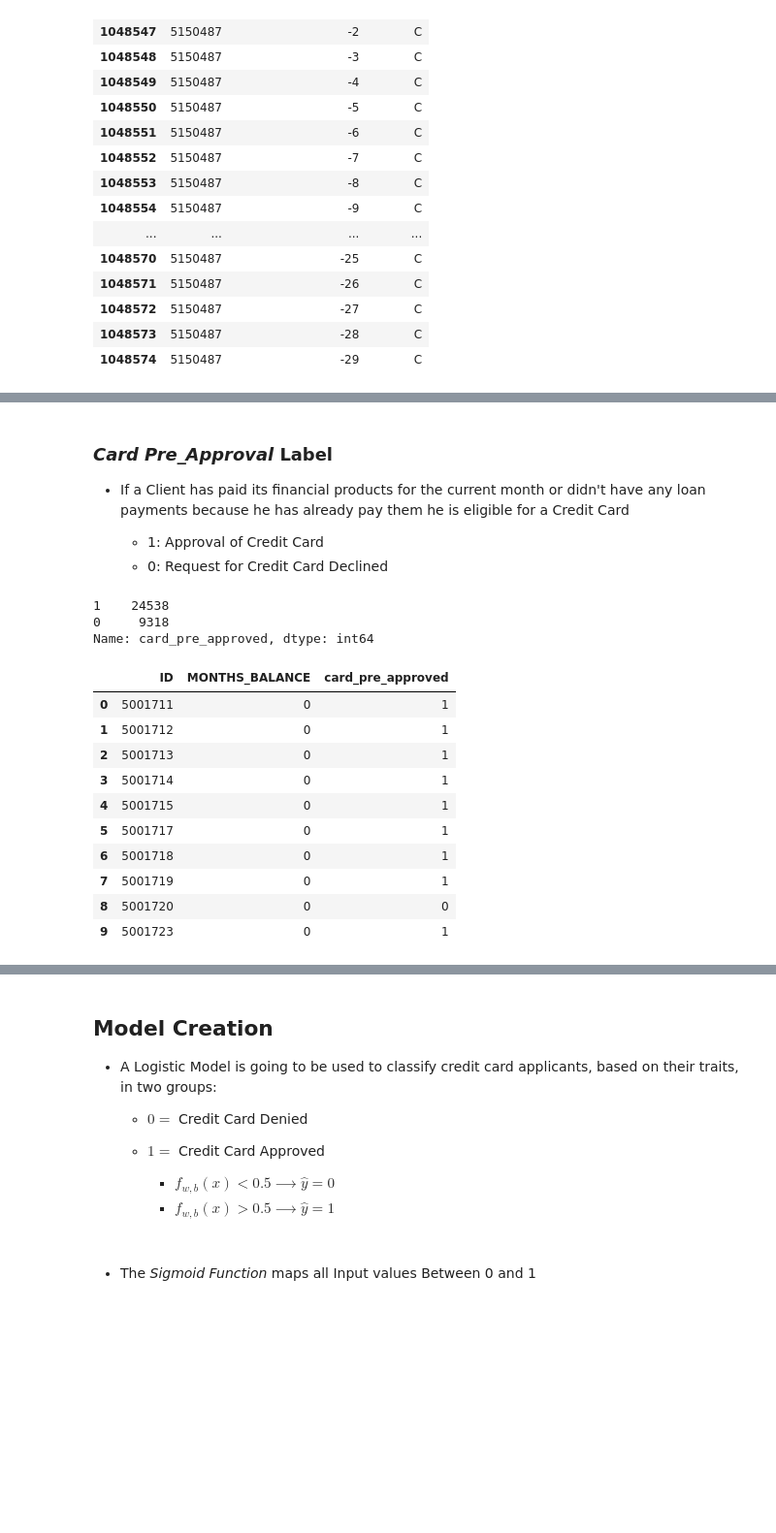
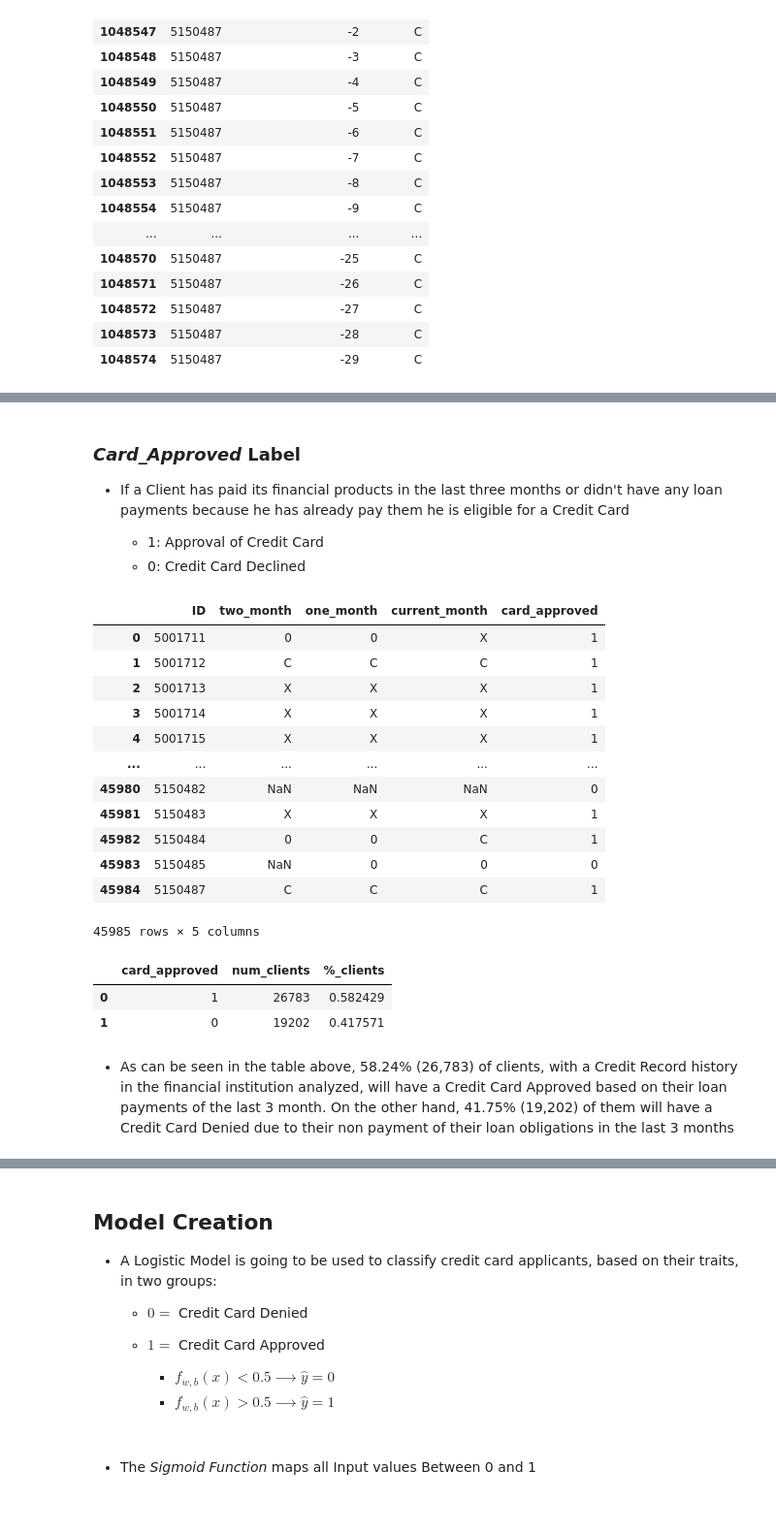
Before and after one commit to princeKike27/Credit-Card-Approval-Prediction, a Jupyter notebook: Credit_Car_Approval_Prediction.ipynb, the cells around one changed output, grey strips where cells are left out. Shown at 97% size. Cells and saved outputs as stored; diff of their text form; code cells hidden in the pictures; blank space fills up the shorter version.

```diff
--- a/Credit_Car_Approval_Prediction.ipynb
+++ b/Credit_Car_Approval_Prediction.ipynb
@@ -1664,37 +1661,49 @@ status_clients
 # %% [markdown]
 ![green-divider](https://user-images.githubusercontent.com/7065401/52071924-c003ad80-2562-11e9-8297-1c6595f8a7ff.png)
 # %% [markdown]
-### *Card Pre_Approval* Label
+### *Card_Approved* Label
 
-- If a Client has paid its financial products for the current month or didn't have any loan payments because he has already pay them he is eligible for a Credit Card
+- If a Client has paid its financial products in the last three months or didn't have any loan payments because he has already pay them he is eligible for a Credit Card
 
   - 1: Approval of Credit Card
-  - 0: Request for Credit Card Declined
+  - 0: Credit Card Declined
-# %%
-# create new col card_pre_approved
-df_credit_cm['card_pre_approved'] = df_credit_cm['STATUS'].apply(
-    lambda x: 1 if x in ('C', 'X') else 0)
-
-
-# value counts of card_approved
-df_credit_cm['card_pre_approved'].value_counts()
-# %% [output]
-1    24538
-0     9318
-Name: card_pre_approved, dtype: int64
-# %%
-# check df
-df_credit_cm = df_credit_cm[['ID', 'MONTHS_BALANCE', 'card_pre_approved']]
-df_credit_cm.head(10)
-# %% [output]
-|  | ID | MONTHS_BALANCE | card_pre_approved |
-| 0 | 5001711 | 0 | 1 |
-| 1 | 5001712 | 0 | 1 |
-| 2 | 5001713 | 0 | 1 |
-| 3 | 5001714 | 0 | 1 |
-| 4 | 5001715 | 0 | 1 |
-| 5 | 5001717 | 0 | 1 |
-| 6 | 5001718 | 0 | 1 |
-| 7 | 5001719 | 0 | 1 |
-| 8 | 5001720 | 0 | 0 |
-| 9 | 5001723 | 0 | 1 |
+# %%
+# create card_approved column
+df_credit_wide['card_approved'] = np.where((df_credit_wide['two_month'] == 'C') | (df_credit_wide['two_month'] == 'X')\
+                                           |(df_credit_wide['one_month'] == 'C') | (df_credit_wide['one_month'] == 'X')\
+                                           |(df_credit_wide['current_month'] == 'C') | (df_credit_wide['current_month'] == 'X'),
+                                           1, 0)
+
+df_credit_wide
+# %% [output]
+|  | ID | two_month | one_month | current_month | card_approved |
+| 0 | 5001711 | 0 | 0 | X | 1 |
+| 1 | 5001712 | C | C | C | 1 |
+| 2 | 5001713 | X | X | X | 1 |
+| 3 | 5001714 | X | X | X | 1 |
+| 4 | 5001715 | X | X | X | 1 |
+| ... | ... | ... | ... | ... | ... |
+| 45980 | 5150482 | NaN | NaN | NaN | 0 |
+| 45981 | 5150483 | X | X | X | 1 |
+| 45982 | 5150484 | 0 | 0 | C | 1 |
+| 45983 | 5150485 | NaN | 0 | 0 | 0 |
+| 45984 | 5150487 | C | C | C | 1 |
+45985 rows × 5 columns
+# %%
+# value_counts of card_approved
+cards_approved = df_credit_wide['card_approved'].value_counts().reset_index()
+
+# rename columns
+cards_approved.rename(columns={'index': 'card_approved',
+                               'card_approved': 'num_clients'}, inplace=True)
+
+# create col %_clients
+cards_approved['%_clients'] = cards_approved.num_clients / len(df_credit_wide)
+
+cards_approved
+# %% [output]
+|  | card_approved | num_clients | %_clients |
+| 0 | 1 | 26783 | 0.582429 |
+| 1 | 0 | 19202 | 0.417571 |
+# %% [markdown]
+- As can be seen in the table above, 58.24% (26,783) of clients, with a Credit Record history in the financial institution analyzed, will have a Credit Card Approved based on their loan payments of the last 3 month. On the other hand, 41.75% (19,202) of them will have a Credit Card Denied due to their non payment of their loan obligations in the last 3 months
```
Also changed, not shown: parts of 36 cells of this notebook.
